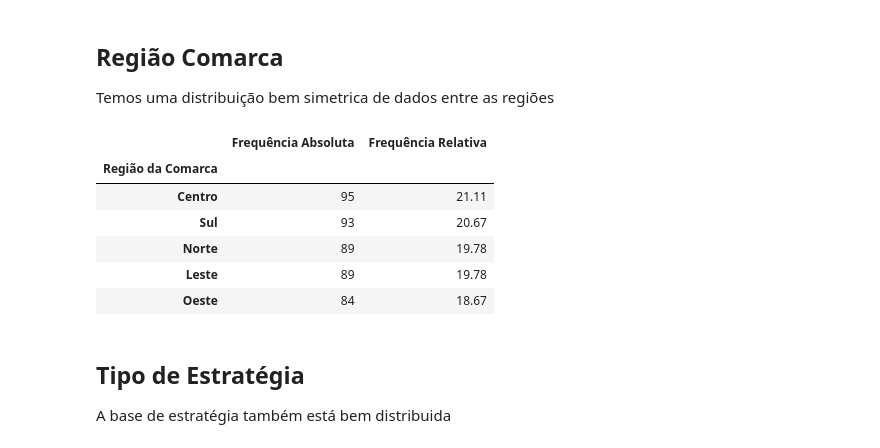
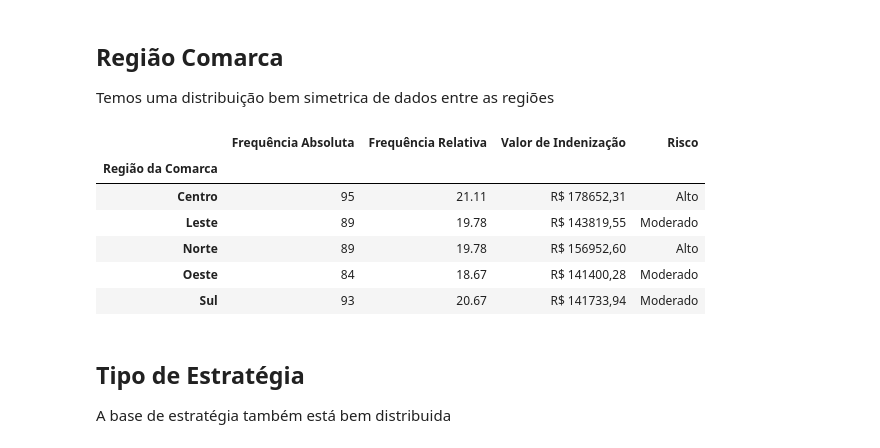
Before and after one commit to ben-hurs/custos-judiciais, a Jupyter notebook: nootebook.ipynb, the cells around one changed output. Drawn from its saved outputs; the diff is of its cells as text; code cells hidden in the pictures.

```diff
--- a/nootebook.ipynb
+++ b/nootebook.ipynb
@@ -49,0 +164,30 @@ sentenca_frequencia
+# %%
+import pandas as pd
+
+# Dados da tabela
+data = {
+    'Tipo de Processo': ['Danos Ambientais', 'Danos ao Consumidor', 'Quebra de Contrato', 'Responsabilidade Civil', 'Trabalhistas', 'Violação de Propriedade Intelectual'],
+    'Total (%)': [71, 97, 64, 94, 73, 51],
+    'Indenização Paga': [106985.8, 165810.4, 121160.7, 156983.0, 125541.6, 86077.1]
+}
+
+# Criar DataFrame
+data = pd.DataFrame(data)
+
+# Definir intervalos de risco
+baixo_limite = 100000
+moderado_limite = 150000
+
+# Função para classificar o risco com base no valor da indenização
+def classificar_risco(indenizacao):
+    if indenizacao <= baixo_limite:
+        return 'Baixo'
+    elif indenizacao <= moderado_limite:
+        return 'Moderado'
+    else:
+        return 'Alto'
+
+# Criar a coluna de risco
+data['Risco'] = data['Indenização Paga'].apply(classificar_risco)
+
+print(df)
@@ -54,17 +216,21 @@ Temos uma distribuição bem simetrica de dados entre as regiões
 # %%
 regiao_fa = df['Região da Comarca'].value_counts()
 regiao_fr = (df['Região da Comarca'].value_counts(normalize=True)*100).round(2)
+regiao_indenizacao = df.groupby('Região da Comarca')['Valor Indenização'].sum()
 regiao_frequencia = pd.DataFrame({'Frequência Absoluta': regiao_fa,
-                      'Frequência Relativa': regiao_fr})
+                      'Frequência Relativa': regiao_fr,
+                      'Valor de Indenização': regiao_indenizacao})
+regiao_frequencia['Risco'] = regiao_frequencia['Valor de Indenização'].apply(classificar_risco)
+regiao_frequencia['Valor de Indenização'] = regiao_frequencia['Valor de Indenização'].map(locale.currency)
 regiao_frequencia
 # %% [output]
-|  | Frequência Absoluta | Frequência Relativa |
-| Região da Comarca |  |  |
-| Centro | 95 | 21.11 |
-| Sul | 93 | 20.67 |
-| Norte | 89 | 19.78 |
-| Leste | 89 | 19.78 |
-| Oeste | 84 | 18.67 |
+|  | Frequência Absoluta | Frequência Relativa | Valor de Indenização | Risco |
+| Região da Comarca |  |  |  |  |
+| Centro | 95 | 21.11 | R$ 178652,31 | Alto |
+| Leste | 89 | 19.78 | R$ 143819,55 | Moderado |
+| Norte | 89 | 19.78 | R$ 156952,60 | Alto |
+| Oeste | 84 | 18.67 | R$ 141400,28 | Moderado |
+| Sul | 93 | 20.67 | R$ 141733,94 | Moderado |
 # %% [markdown]
 ## Tipo de Estratégia
 
```
Also changed, not shown: parts of 11 cells of this notebook.
